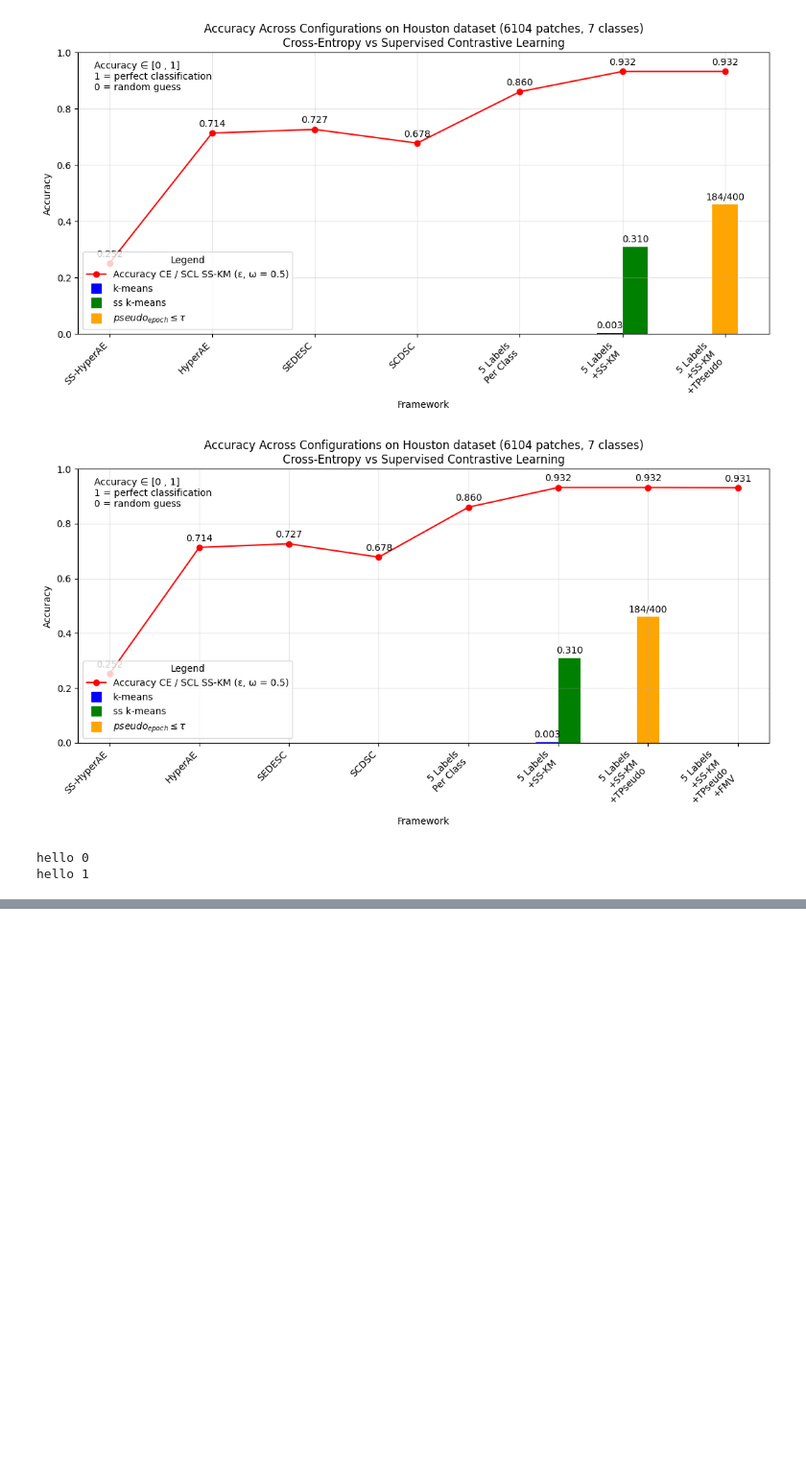
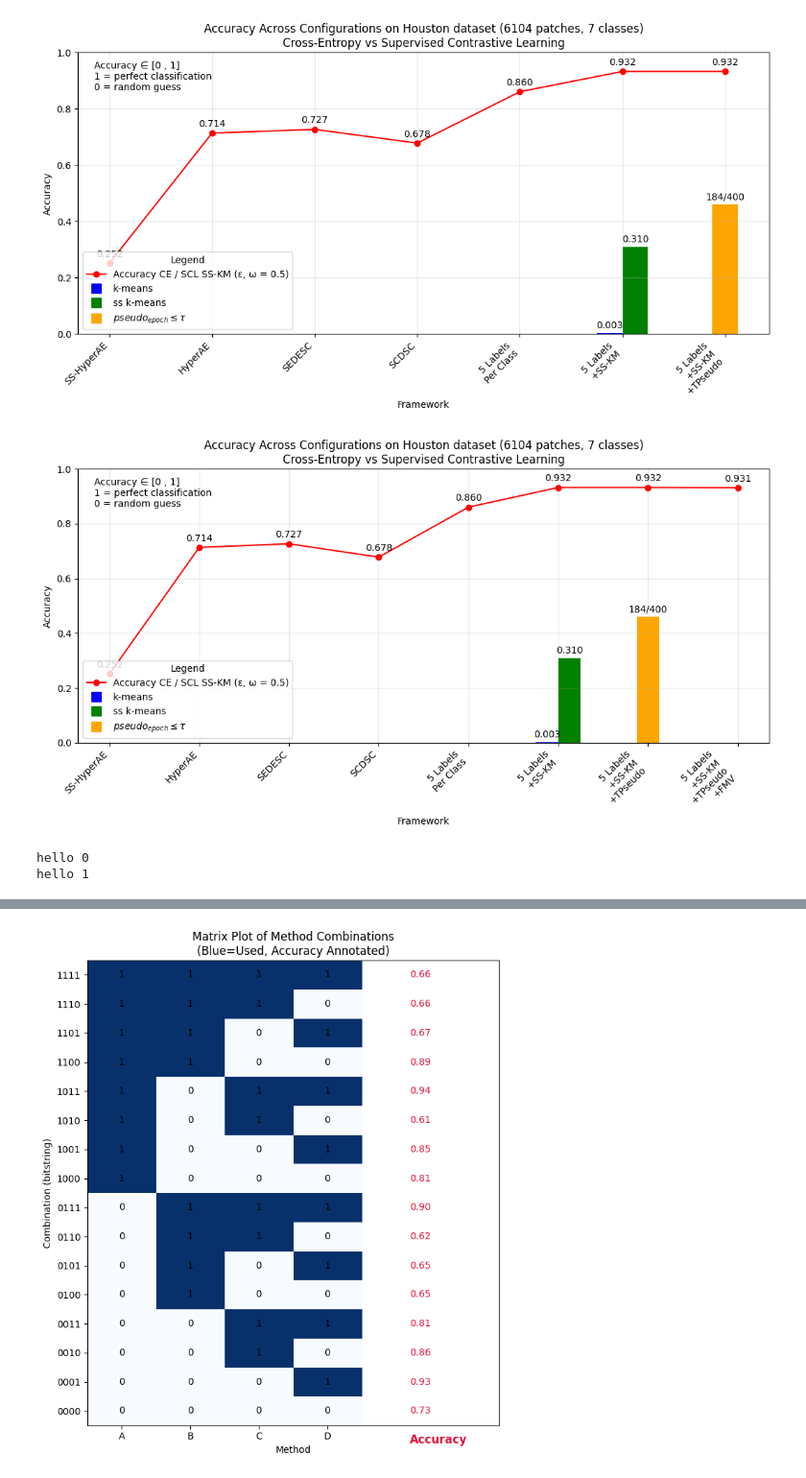
Before and after one commit to Thomas-Delaeter/SemiSupervisedSCDSC, a Jupyter notebook: results/post-midterm/houston_results.ipynb, the cells around one changed output, grey strips where cells are left out. Shown: that part at 96% size. Cells and saved outputs as stored; diff of their text form; code cells hidden in the pictures; blank space fills up the shorter version.

```diff
--- a/results/post-midterm/houston_results.ipynb
+++ b/results/post-midterm/houston_results.ipynb
@@ -413,0 +454,51 @@ hello 1
+# %%
+import numpy as np
+import matplotlib.pyplot as plt
+import itertools
+
+# Settings
+methods = ['A', 'B', 'C', 'D']
+n_methods = len(methods)
+combinations = list(itertools.product([0,1], repeat=n_methods))
+n_combinations = len(combinations)
+
+# Dummy accuracy values
+np.random.seed(42)
+accuracies = np.random.uniform(0.6, 0.95, n_combinations)
+
+# Convert combinations to a matrix
+comb_matrix = np.array(combinations)
+
+fig, ax = plt.subplots(figsize=(7, 8))
+
+# Plot the matrix
+cax = ax.imshow(comb_matrix, cmap='Blues', aspect='auto')
+
+# Show text for 1s and 0s (optional, for clarity)
+for i in range(n_combinations):
+    for j in range(n_methods):
+        ax.text(j, i, str(comb_matrix[i, j]), va='center', ha='center', color='black')
+
+# Set ticks and labels
+ax.set_xticks(np.arange(n_methods))
+ax.set_yticks(np.arange(n_combinations))
+ax.set_xticklabels(methods)
+ax.set_yticklabels([''.join(map(str, row)) for row in comb_matrix])
+
+# Accuracy as annotation at end of row
+for i, acc in enumerate(accuracies):
+    ax.text(n_methods + 0.2, i, f"{acc:.2f}", va='center', ha='left', fontsize=10, color='crimson')
+
+# Add label for accuracy column
+ax.text(n_methods + 0.2, -1, 'Accuracy', va='center', ha='left', fontsize=12, color='crimson', weight='bold')
+
+# Formatting
+ax.set_xlabel('Method')
+ax.set_ylabel('Combination (bitstring)')
+plt.title('Matrix Plot of Method Combinations\n(Blue=Used, Accuracy Annotated)')
+plt.xlim(-0.5, n_methods + 1.5)
+plt.ylim(-0.5, n_combinations - 0.5)
+plt.tight_layout()
+plt.show()
+# %% [output]
+[figure, added]
```
Also changed, not shown: parts of 2 cells of this notebook, 3 other files.
